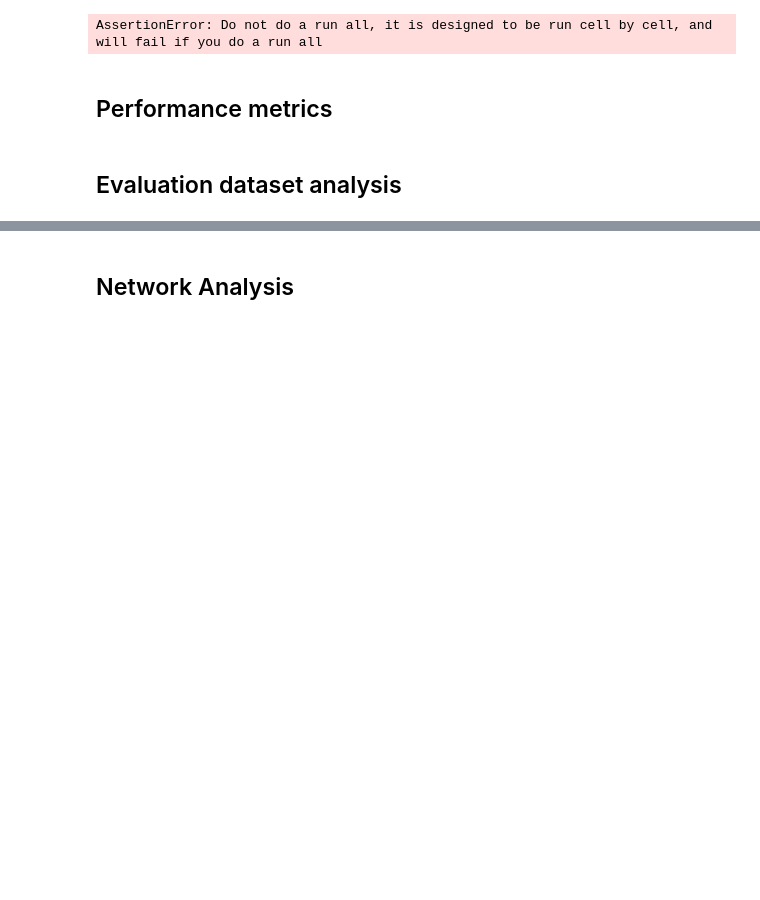
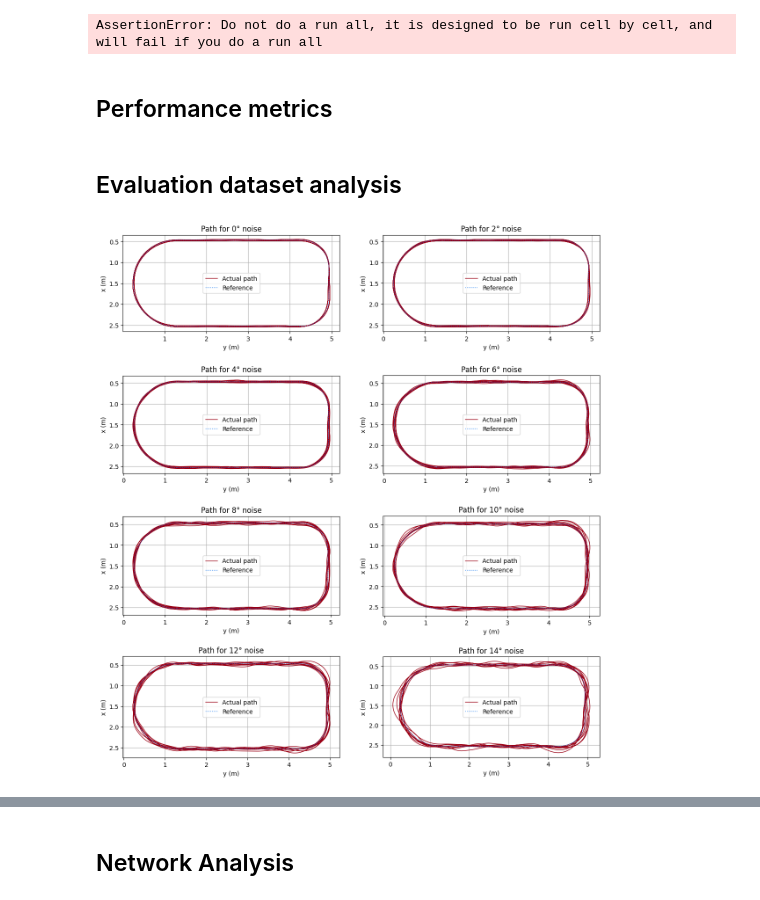
Before and after one commit to matgrand/bfmc_2022, a Jupyter notebook: thesis_images.ipynb, the cells around one changed output, grey strips where cells are left out. Drawn from its saved outputs; the diff is of its cells as text; code cells hidden in the pictures; blank space fills up the shorter version.

```diff
--- a/thesis_images.ipynb
+++ b/thesis_images.ipynb
@@ -109,34 +109,36 @@ for i in tqdm(range(8)):
         acw_hes = acwhe['hes']
         hes[he_dist] = np.concatenate((cw_hes, acw_hes))
 
     dss.append({'name': val_name, 'imgs': imgs, 'locs': locs, 'hes': hes})
 
 path = np.load('sparcs/sparcs_path_precise.npy').T
 
 
 #create figure
 fig, ax = plt.subplots(4,2, figsize=(14,16))
 
 for i, ds in enumerate(dss):
     imgs, locs, hes, name = ds['imgs'], ds['locs'], ds['hes'], ds['name']
     #plot
     ax[i//2, i%2].plot(locs[:,1], locs[:,0], label='Actual path', color=C1, linestyle='-', linewidth=1)
     ax[i//2, i%2].grid(True)
     ax[i//2, i%2].set_axisbelow(True)
     ax[i//2, i%2].set_aspect('equal')
     ax[i//2, i%2].plot(path[:,1], path[:,0], label='Reference', color=C2, linestyle=':', linewidth=1)
     ax[i//2, i%2].set_title(f'Path for {name}° noise')
     ax[i//2, i%2].legend()
     #invert y axis
     ax[i//2, i%2].invert_yaxis()
     ax[i//2, i%2].set_xlabel('y (m)')
     ax[i//2, i%2].set_ylabel('x (m)')
 
 #show fig
 plt.show()
 
 #save figure in vector format
-save_fig('dataset_analysis1', fig)
+# save_fig('dataset_analysis1', fig)
+# %% [output]
+[figure, added]
 # %%
 # DATASET ANALYSIS 2
 #check dss exists
```
Also changed, not shown: parts of 7 cells of this notebook, 7 other files.
